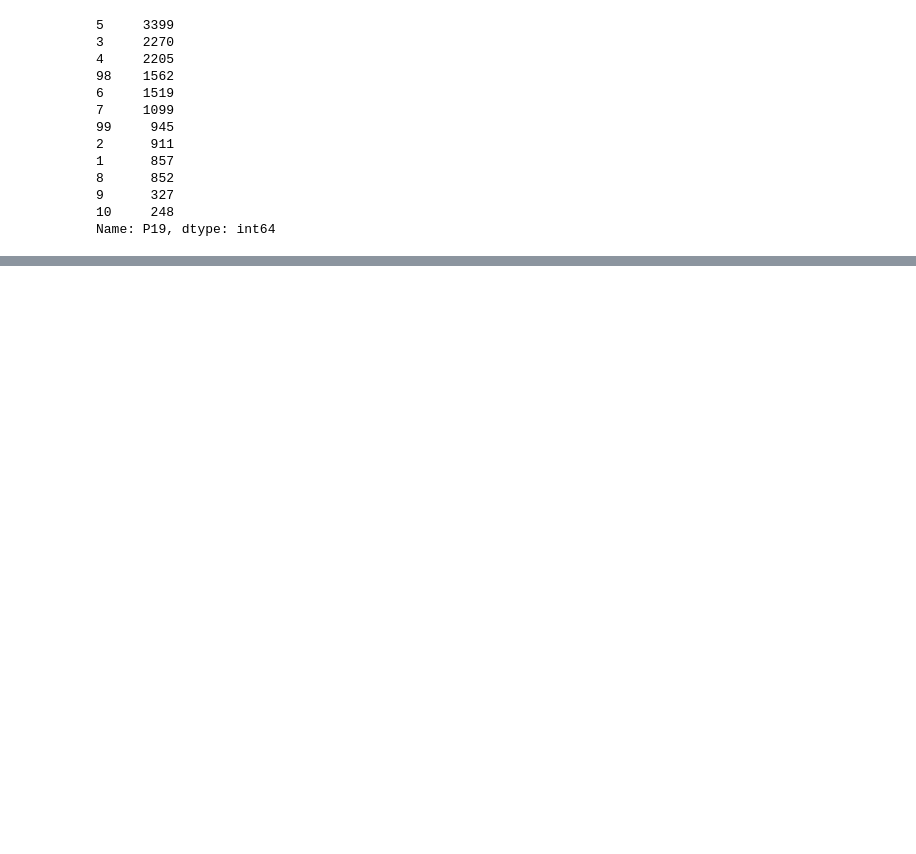
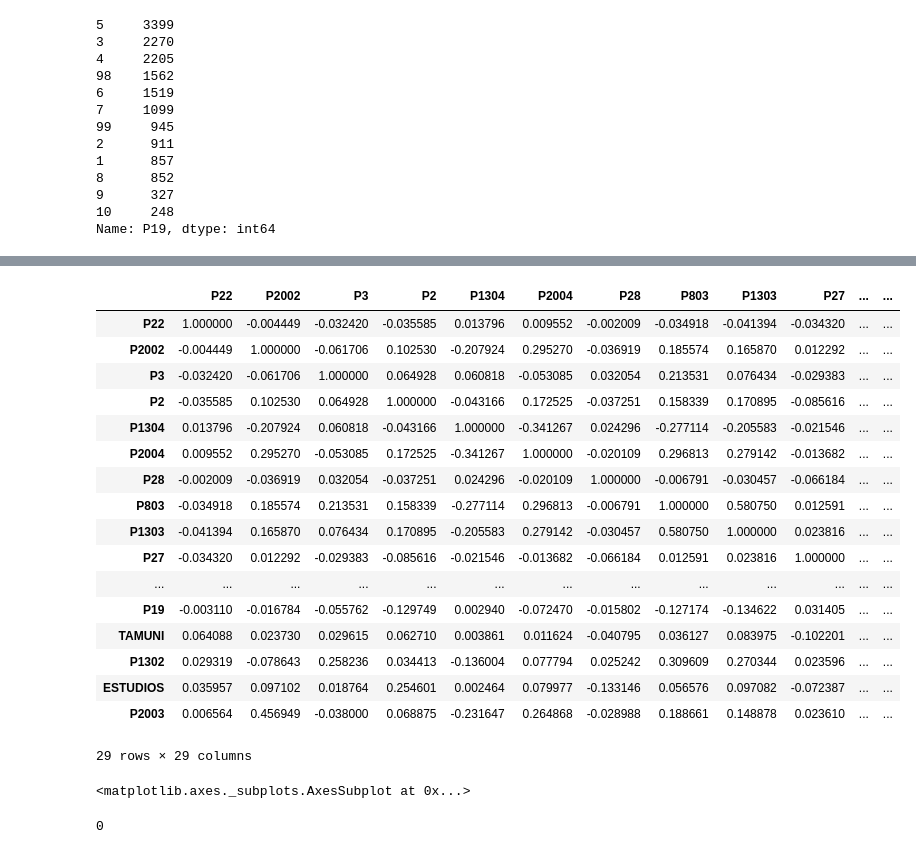
Before and after one commit to vicenteccastillo/trabajo_fin_bootcamp, a Jupyter notebook: macroencuesta_electoral_CIS.ipynb, the cells around one changed output, grey strips where cells are left out. Saved outputs shown, nothing was run; the diff lists cells and outputs as text; code cells hidden in the pictures; blank space fills up the shorter version.

```diff
--- a/macroencuesta_electoral_CIS.ipynb
+++ b/macroencuesta_electoral_CIS.ipynb
@@ -179,0 +184,31 @@ encuesta.describe()
+# %%
+correlacion = encuesta.corr()
+correlacion
+# %% [output]
+|  | P22 | P2002 | P3 | P2 | P1304 | P2004 | P28 | P803 | P1303 | P27 | ... | ... |
+| P22 | 1.000000 | -0.004449 | -0.032420 | -0.035585 | 0.013796 | 0.009552 | -0.002009 | -0.034918 | -0.041394 | -0.034320 | ... | ... |
+| P2002 | -0.004449 | 1.000000 | -0.061706 | 0.102530 | -0.207924 | 0.295270 | -0.036919 | 0.185574 | 0.165870 | 0.012292 | ... | ... |
+| P3 | -0.032420 | -0.061706 | 1.000000 | 0.064928 | 0.060818 | -0.053085 | 0.032054 | 0.213531 | 0.076434 | -0.029383 | ... | ... |
+| P2 | -0.035585 | 0.102530 | 0.064928 | 1.000000 | -0.043166 | 0.172525 | -0.037251 | 0.158339 | 0.170895 | -0.085616 | ... | ... |
+| P1304 | 0.013796 | -0.207924 | 0.060818 | -0.043166 | 1.000000 | -0.341267 | 0.024296 | -0.277114 | -0.205583 | -0.021546 | ... | ... |
+| P2004 | 0.009552 | 0.295270 | -0.053085 | 0.172525 | -0.341267 | 1.000000 | -0.020109 | 0.296813 | 0.279142 | -0.013682 | ... | ... |
+| P28 | -0.002009 | -0.036919 | 0.032054 | -0.037251 | 0.024296 | -0.020109 | 1.000000 | -0.006791 | -0.030457 | -0.066184 | ... | ... |
+| P803 | -0.034918 | 0.185574 | 0.213531 | 0.158339 | -0.277114 | 0.296813 | -0.006791 | 1.000000 | 0.580750 | 0.012591 | ... | ... |
+| P1303 | -0.041394 | 0.165870 | 0.076434 | 0.170895 | -0.205583 | 0.279142 | -0.030457 | 0.580750 | 1.000000 | 0.023816 | ... | ... |
+| P27 | -0.034320 | 0.012292 | -0.029383 | -0.085616 | -0.021546 | -0.013682 | -0.066184 | 0.012591 | 0.023816 | 1.000000 | ... | ... |
+| ... | ... | ... | ... | ... | ... | ... | ... | ... | ... | ... | ... | ... |
+| P19 | -0.003110 | -0.016784 | -0.055762 | -0.129749 | 0.002940 | -0.072470 | -0.015802 | -0.127174 | -0.134622 | 0.031405 | ... | ... |
+| TAMUNI | 0.064088 | 0.023730 | 0.029615 | 0.062710 | 0.003861 | 0.011624 | -0.040795 | 0.036127 | 0.083975 | -0.102201 | ... | ... |
+| P1302 | 0.029319 | -0.078643 | 0.258236 | 0.034413 | -0.136004 | 0.077794 | 0.025242 | 0.309609 | 0.270344 | 0.023596 | ... | ... |
+| ESTUDIOS | 0.035957 | 0.097102 | 0.018764 | 0.254601 | 0.002464 | 0.079977 | -0.133146 | 0.056576 | 0.097082 | -0.072387 | ... | ... |
+| P2003 | 0.006564 | 0.456949 | -0.038000 | 0.068875 | -0.231647 | 0.264868 | -0.028988 | 0.188661 | 0.148878 | 0.023610 | ... | ... |
+29 rows × 29 columns
+# %%
+import seaborn as sns
+import matplotlib.pyplot as plt
+
+fig, ax = plt.subplots(figsize = (25,25))
+ax = sns.heatmap(correlacion, annot=True)
+ax
+# %% [output]
+<matplotlib.axes._subplots.AxesSubplot at 0x...>
@@ -179,0 +224,4 @@ encuesta.describe()
+# %%
+variablescolinealidad(encuesta)
+# %% [output]
+0
```
Also changed, not shown: parts of 11 cells of this notebook, 2 other files.
